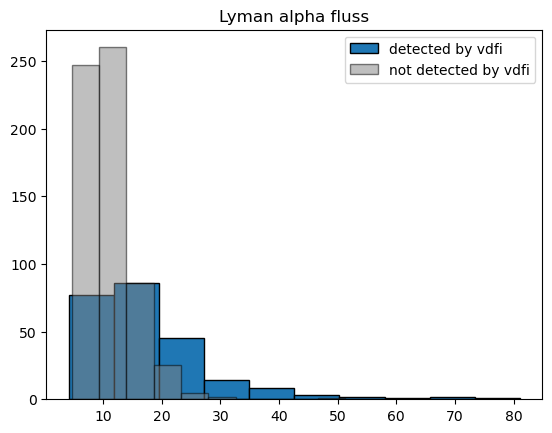
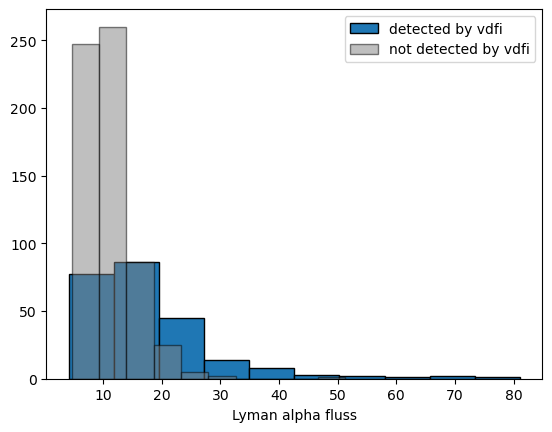
Unified diff of the notebook cell whose output changed from the first chart to the second:
--- before
+++ after
@@ -1,5 +1,5 @@
 plt.hist(hetdex_tbl[detected_mask]["flux_lya"], label="detected by vdfi", edgecolor="black")
 plt.hist(hetdex_tbl[not_detected]["flux_lya"], color="gray", alpha=0.5, label="not detected by vdfi", edgecolor="black")
-plt.title("Lyman alpha fluss")
+plt.xlabel("Lyman alpha fluss")
 plt.legend()
 plt.show()
@@ -7,5 +7,5 @@
 plt.hist(hetdex_tbl[detected_mask]["z_hetdex"], label="detected by vdfi", edgecolor="black")
 plt.hist(hetdex_tbl[not_detected]["z_hetdex"], color="gray", alpha=0.5, label="not detected by vdfi", edgecolor="black")
-plt.title("Redshift")
+plt.xlabel("Redshift")
 plt.legend()
 plt.show()

Commit: update für das CUBE skript